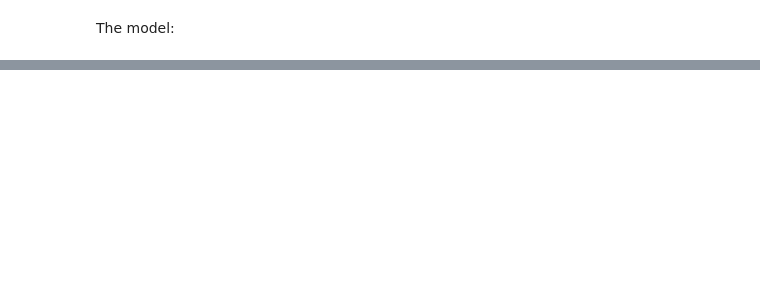
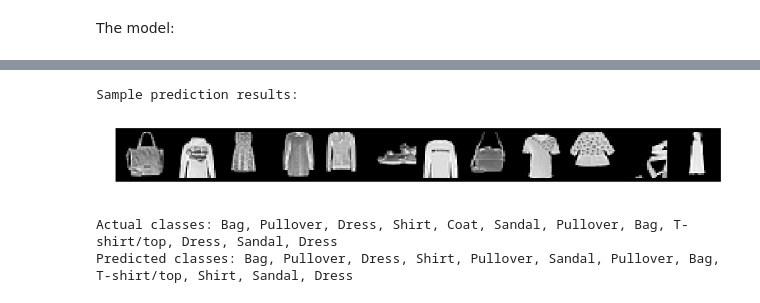
Before and after one commit to eshcherbin/deep-learning-2018, a Jupyter notebook: 1/homework/task_2.ipynb, the cells around one changed output, grey strips where cells are left out. Cells and saved outputs as stored; diff of their text form; code cells hidden in the pictures; blank space fills up the shorter version.

```diff
--- a/1/homework/task_2.ipynb
+++ b/1/homework/task_2.ipynb
@@ -173 +214,15 @@ Learning finished in 583.945 seconds
 <Figure size 432x288 with 0 Axes>
+# %%
+loader = torch.utils.data.DataLoader(val_set, batch_size=12, shuffle=True)
+X, y = iter(loader).next()
+y_pred = model(X).argmax(dim=1)
+
+print('Sample prediction results:')
+visualize_data(X)
+print('Actual classes:', ', '.join(classes[cls] for cls in y))
+print('Predicted classes:', ', '.join(classes[cls] for cls in y_pred))
+# %% [output]
+Sample prediction results:
+[figure, added]
+Actual classes: Bag, Pullover, Dress, Shirt, Coat, Sandal, Pullover, Bag, T-shirt/top, Dress, Sandal, Dress
+Predicted classes: Bag, Pullover, Dress, Shirt, Pullover, Sandal, Pullover, Bag, T-shirt/top, Shirt, Sandal, Dress
```
Also changed, not shown: parts of 5 cells of this notebook.
